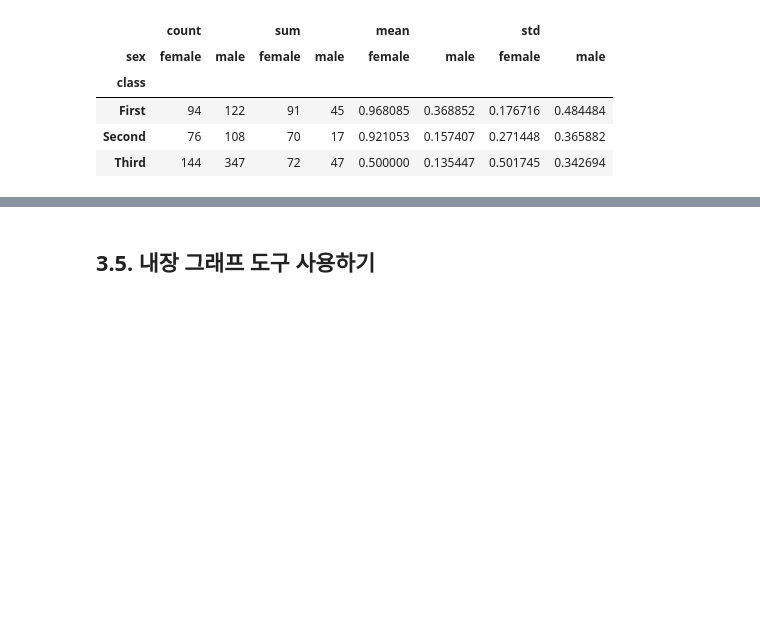
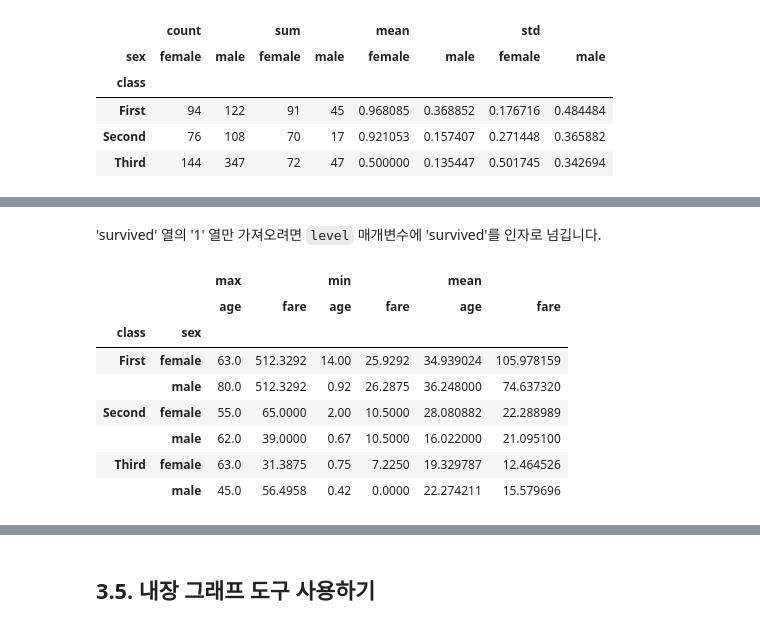
Before and after one commit to LeeSeungwon89/Pandas_Theory, a Jupyter notebook: 2. 데이터를 다루기 위한 파이썬 패키지.ipynb, the cells around one changed output, grey strips where cells are left out. Drawn from its saved outputs; the diff is of its cells as text; code cells hidden in the pictures; blank space fills up the shorter version.

```diff
--- a/2. 데이터를 다루기 위한 파이썬 패키지.ipynb
+++ b/2. 데이터를 다루기 위한 파이썬 패키지.ipynb
@@ -3128,0 +3301,14 @@ df_ti_pv3
+# %% [markdown]
+'survived' 열의 '1' 열만 가져오려면 `level` 매개변수에 'survived'를 인자로 넘깁니다.
+# %%
+df_ti_pv3.xs(1, level='survived', axis=1)
+# %% [output]
+|  |  | max |  | min |  | mean |  |
+|  |  | age | fare | age | fare | age | fare |
+| class | sex |  |  |  |  |  |  |
+| First | female | 63.0 | 512.3292 | 14.00 | 25.9292 | 34.939024 | 105.978159 |
+|  | male | 80.0 | 512.3292 | 0.92 | 26.2875 | 36.248000 | 74.637320 |
+| Second | female | 55.0 | 65.0000 | 2.00 | 10.5000 | 28.080882 | 22.288989 |
+|  | male | 62.0 | 39.0000 | 0.67 | 10.5000 | 16.022000 | 21.095100 |
+| Third | female | 63.0 | 31.3875 | 0.75 | 7.2250 | 19.329787 | 12.464526 |
+|  | male | 45.0 | 56.4958 | 0.42 | 0.0000 | 22.274211 | 15.579696 |
```
Also changed, not shown: parts of 22 cells of this notebook.
